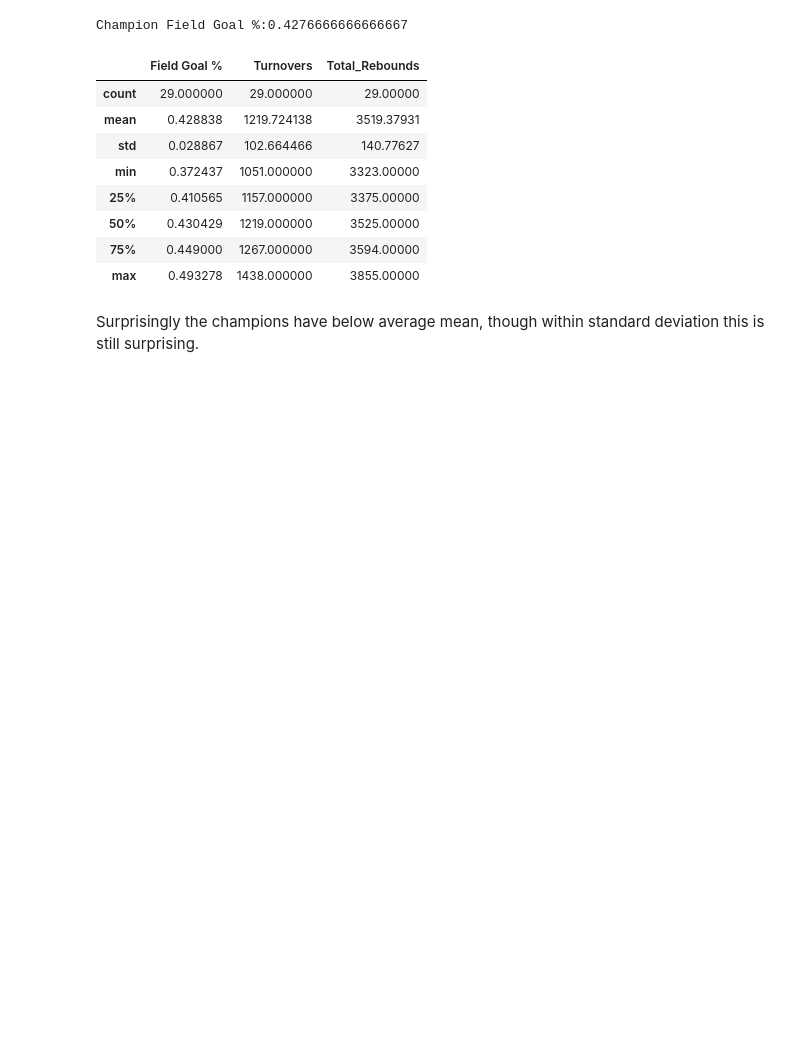
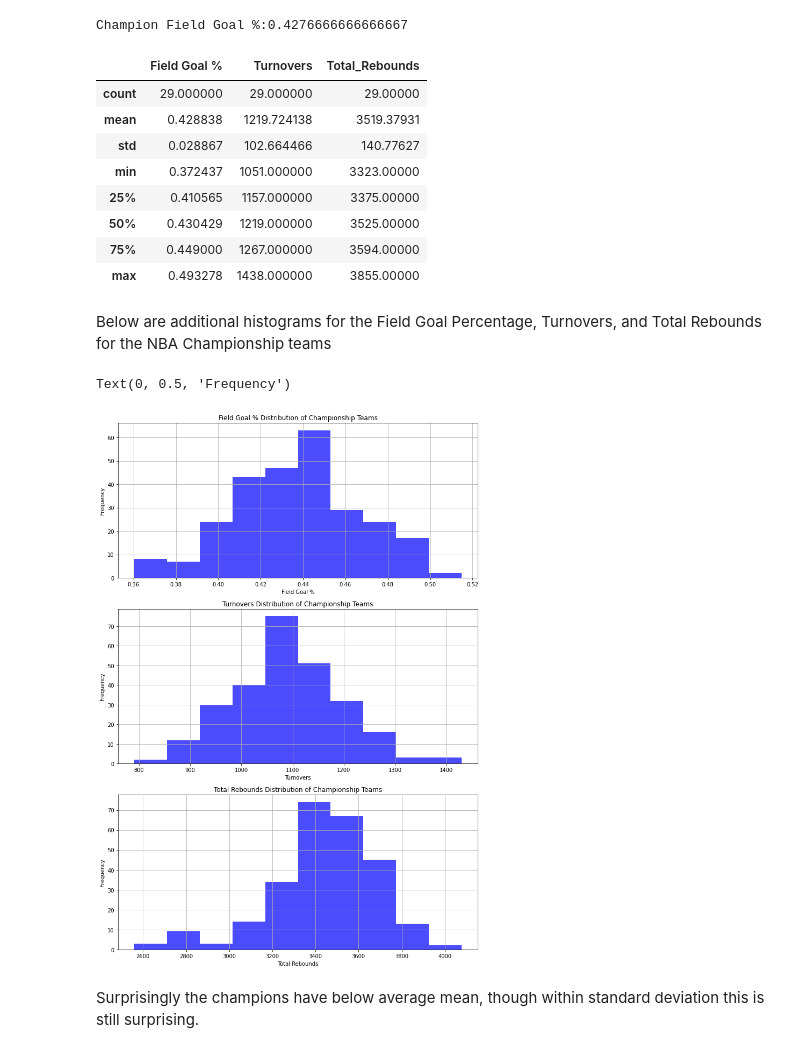
Before and after one commit to kevinkchen1/NBA-Data-Analysis, a Jupyter notebook: EDACheckpoint_group074.ipynb, the cells around one changed output. Cells and saved outputs as stored; diff of their text form; code cells hidden in the pictures; blank space fills up the shorter version.

```diff
--- a/EDACheckpoint_group074.ipynb
+++ b/EDACheckpoint_group074.ipynb
@@ -280,6 +290,34 @@ Champion Field Goal %:0.4276666666666667
 | 50% | 0.430429 | 1219.000000 | 3525.00000 |
 | 75% | 0.449000 | 1267.000000 | 3594.00000 |
 | max | 0.493278 | 1438.000000 | 3855.00000 |
+# %% [markdown]
+Below are additional histograms for the Field Goal Percentage, Turnovers, and Total Rebounds for the NBA Championship teams
+# %%
+championship_teams = champions['NBA Champion'].unique()
+champions_stats = all_years[all_years.index.get_level_values('Team').isin(championship_teams)]
+
+plt.figure(figsize=(12, 18))
+
+plt.subplot(3, 1, 1)
+champions_stats['Field Goal %'].hist(bins=10, color='blue', alpha=0.7)
+plt.title('Field Goal % Distribution of Championship Teams')
+plt.xlabel('Field Goal %')
+plt.ylabel('Frequency')
+
+plt.subplot(3, 1, 2)
+champions_stats['Turnovers'].hist(bins=10, color='blue', alpha=0.7)
+plt.title('Turnovers Distribution of Championship Teams')
+plt.xlabel('Turnovers')
+plt.ylabel('Frequency')
+
+plt.subplot(3, 1, 3)
+champions_stats['Total_Rebounds'].hist(bins=10, color='blue', alpha=0.7)
+plt.title('Total Rebounds Distribution of Championship Teams')
+plt.xlabel('Total Rebounds')
+plt.ylabel('Frequency')
+# %% [output]
+Text(0, 0.5, 'Frequency')
+[figure, added]
 # %% [markdown]
 Surprisingly the champions have below average mean, though within standard deviation this is still surprising.
 # %% [markdown]
```
Also changed, not shown: parts of 4 cells of this notebook.
